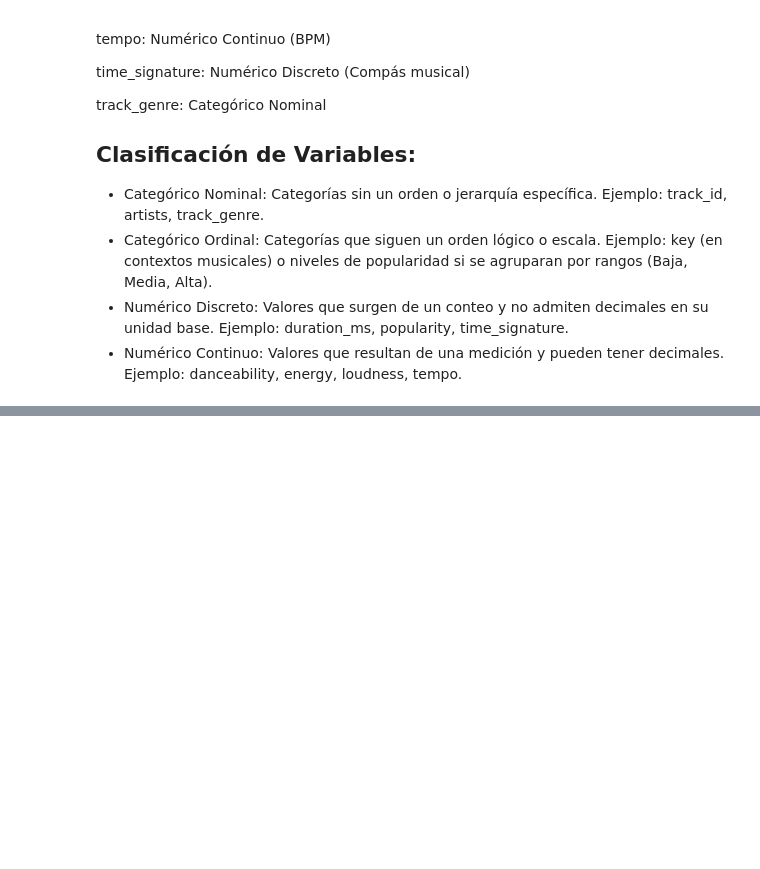
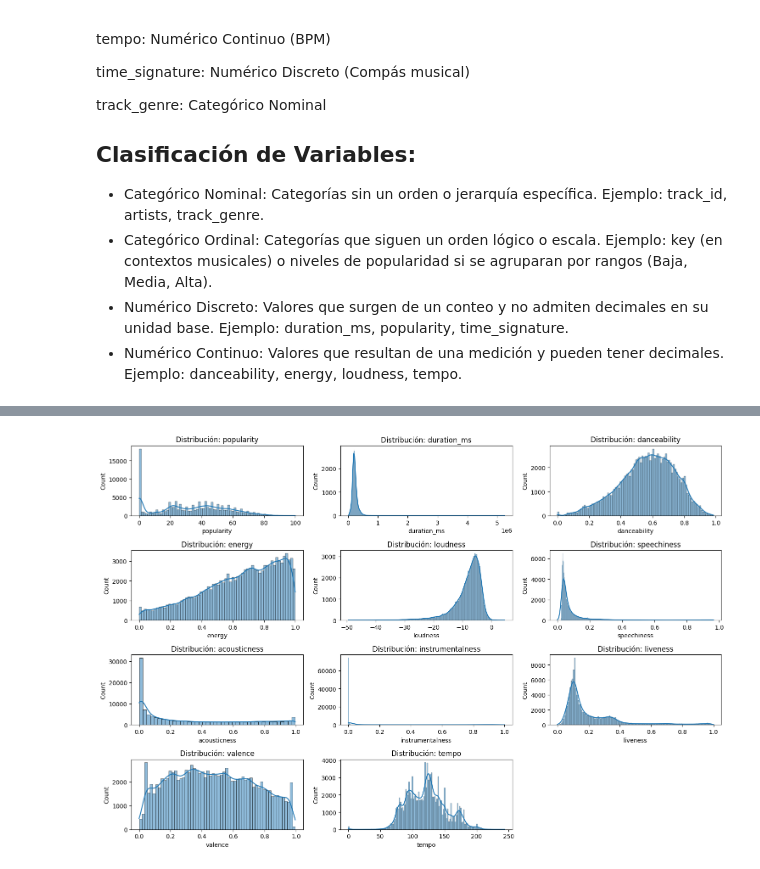
Before and after one commit to fernandovidalnn/evaluacion_1_mineria_datos, a Jupyter notebook: ev1_mineria.ipynb, the cells around one changed output, grey strips where cells are left out. Drawn from its saved outputs; the diff is of its cells as text; code cells hidden in the pictures; blank space fills up the shorter version.

```diff
--- a/ev1_mineria.ipynb
+++ b/ev1_mineria.ipynb
@@ -215,0 +388,18 @@ Ejemplo: danceability, energy, loudness, tempo.
+# %%
+cols_numericas = [
+    'popularity', 'duration_ms', 'danceability', 'energy',
+    'loudness', 'speechiness', 'acousticness',
+    'instrumentalness', 'liveness', 'valence', 'tempo'
+]
+# %%
+plt.figure(figsize=(15,10))
+
+for i, col in enumerate(cols_numericas, 1):
+    plt.subplot(4, 3, i)
+    sns.histplot(df[col], kde=True)
+    plt.title(f'Distribución: {col}')
+
+plt.tight_layout()
+plt.show()
+# %% [output]
+[figure, added]
```
Also changed, not shown: parts of 29 cells of this notebook.
